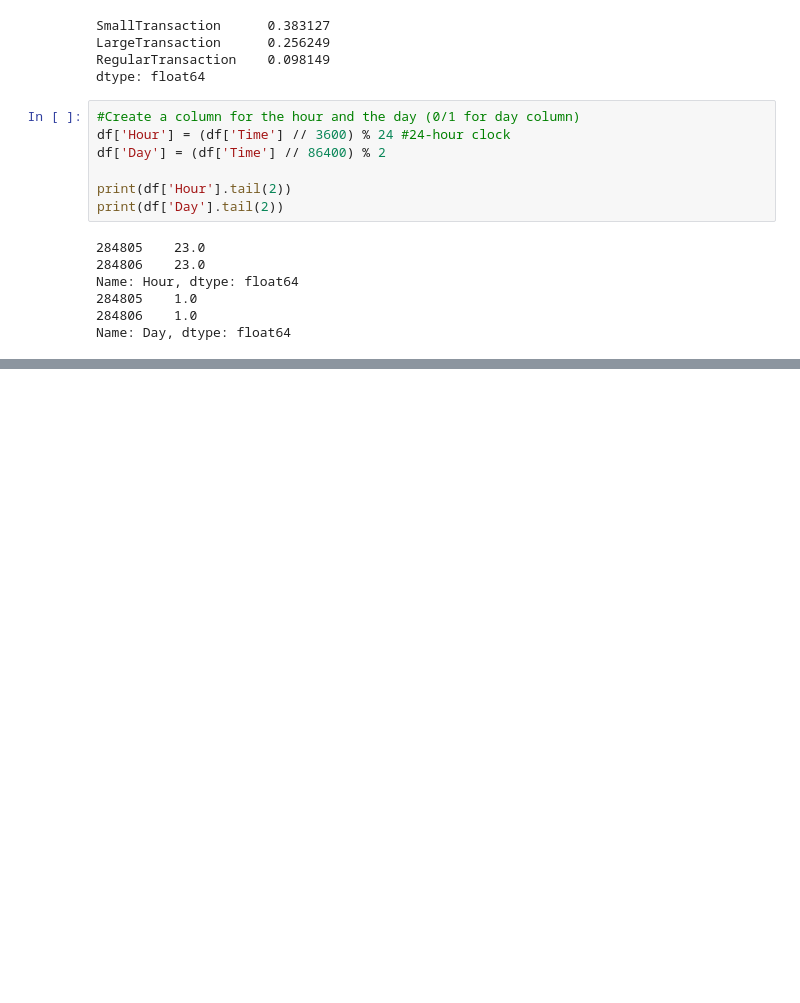
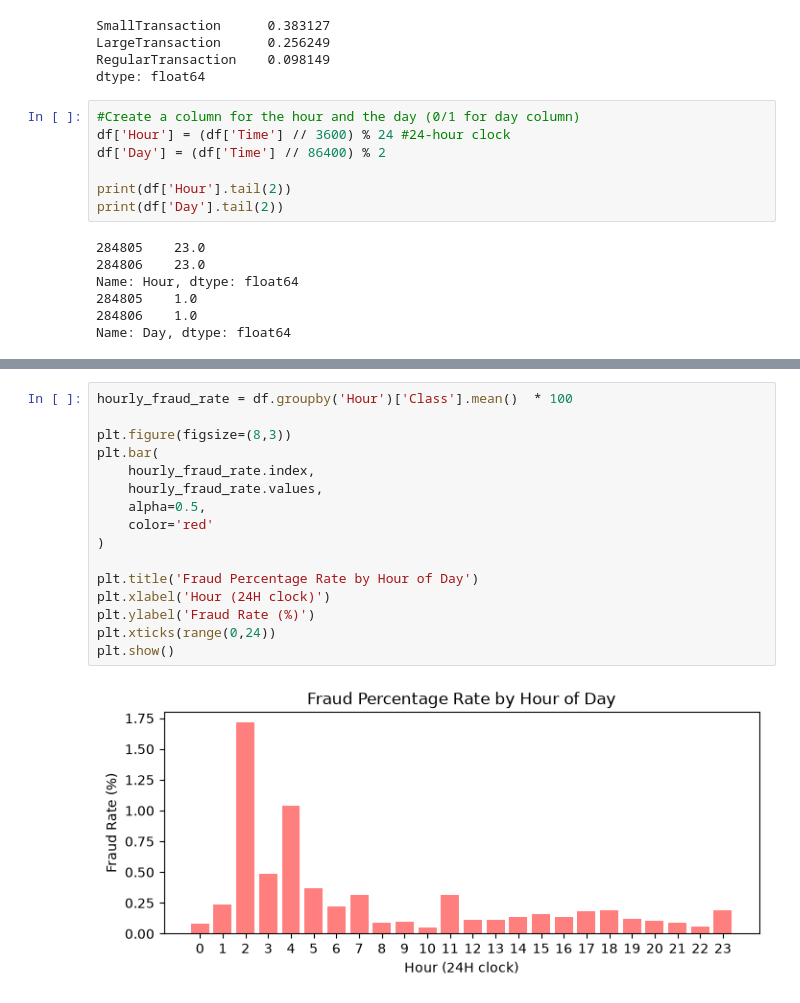
Before and after one commit to Frank-J1/credit_card_fraud, a Jupyter notebook: 01_eda.ipynb, the cells around one changed output, grey strips where cells are left out. Saved outputs shown, nothing was run; the diff lists cells and outputs as text; blank space fills up the shorter version.

```diff
--- a/01_eda.ipynb
+++ b/01_eda.ipynb
@@ -146,0 +180,18 @@ plt.show()
+# %%
+hourly_fraud_rate = df.groupby('Hour')['Class'].mean()  * 100
+
+plt.figure(figsize=(8,3))
+plt.bar(
+    hourly_fraud_rate.index,
+    hourly_fraud_rate.values,
+    alpha=0.5,
+    color='red'
+)
+
+plt.title('Fraud Percentage Rate by Hour of Day')
+plt.xlabel('Hour (24H clock)')
+plt.ylabel('Fraud Rate (%)')
+plt.xticks(range(0,24))
+plt.show()
+# %% [output]
+[figure, added]
```
Also changed, not shown: parts of 3 cells of this notebook.
